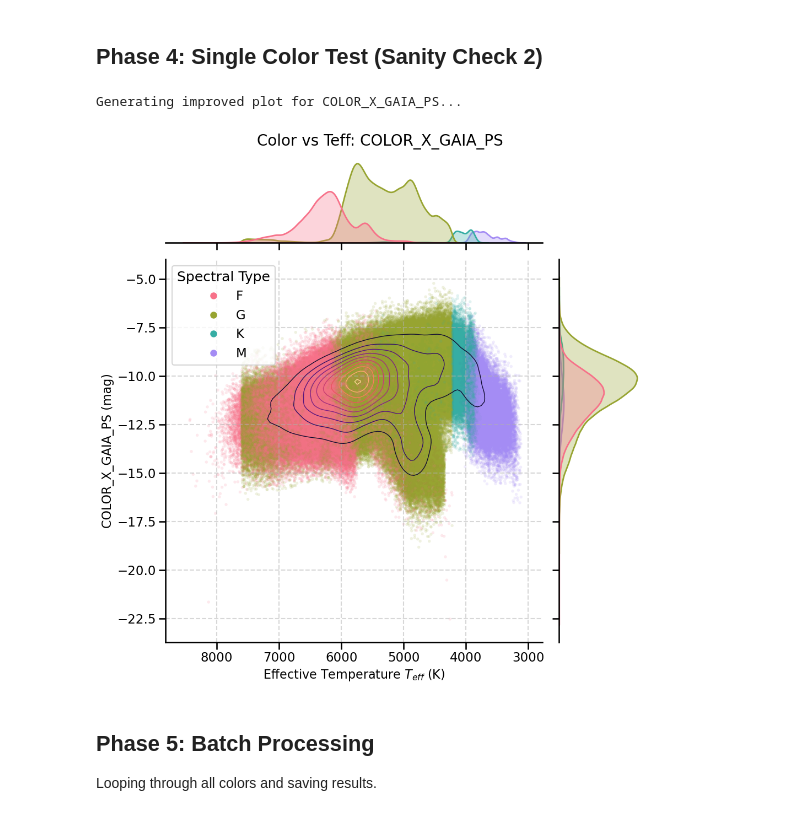
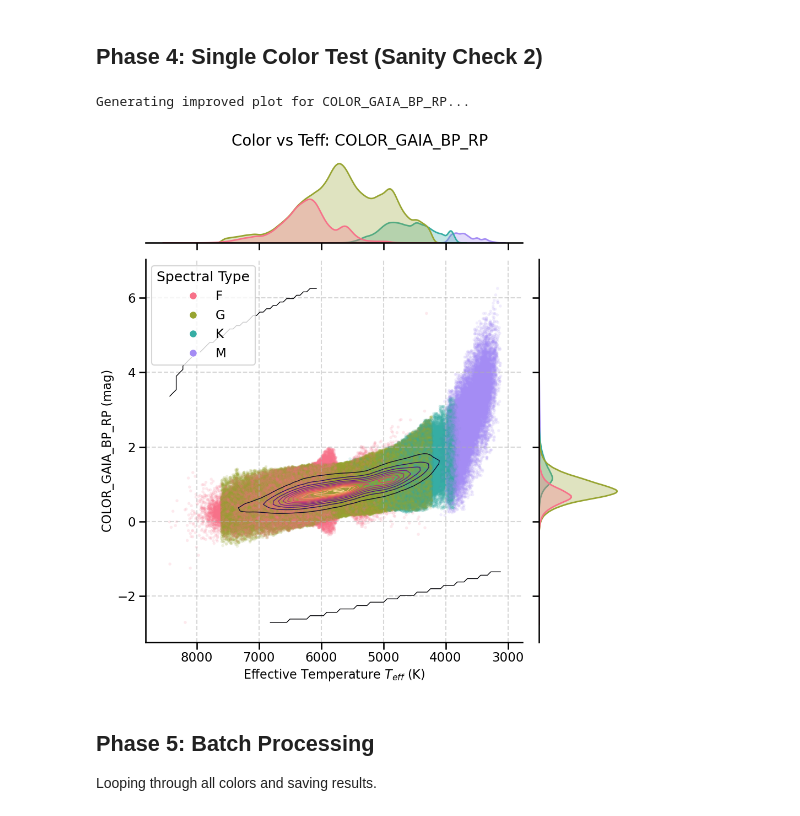
Before and after one commit to BrightonLiu-zZ/cool-dwarf_stellar_parameter_inference_from_survey_data, a Jupyter notebook: notebooks/consolidated_color_teff_analysis.ipynb, the cells around one changed output. Saved outputs shown, nothing was run; the diff lists cells and outputs as text; code cells hidden in the pictures.

Commit message:
refining contour plot pipeline

```diff
--- a/notebooks/consolidated_color_teff_analysis.ipynb
+++ b/notebooks/consolidated_color_teff_analysis.ipynb
@@ -346,31 +304,35 @@ def plot_color_vs_teff_improved(data, color_col, save_path=None, contour_levels=
 # %%
 # Settings for the plots
 GRANULARITY_KNOB = 12    # Increase for more detail (more lines), Decrease for smoother look
 CONTOUR_COLORMAP = 'magma' # Try: 'viridis', 'plasma', 'inferno', 'magma', 'cividis'
 
-# Loop through all colors and generate the new plots
-for color_name in color_combinations.keys():
-    if color_name in df.columns:
-        print(f"Generating improved plot for {color_name}...")
-        save_name = RESULTS_DIR / f"{color_name}_vs_Teff_improved.png"
+# Re-using the SELECTED_COLOR variable defined in an earlier cell.
+# If you want to change the color, update SELECTED_COLOR in the cell above (Phase 2).
 
-        # Clear memory before plotting
-        plt.close('all')
+if 'SELECTED_COLOR' in locals() and SELECTED_COLOR in df.columns:
+    print(f"Generating improved plot for {SELECTED_COLOR}...")
+    save_name = RESULTS_DIR / f"{SELECTED_COLOR}_vs_Teff_improved.png"
 
-        plot_color_vs_teff_improved(
-            df,
-            color_name,
-            save_path=save_name,
-            contour_levels=GRANULARITY_KNOB,
-            contour_cmap=CONTOUR_COLORMAP
-        )
+    # Clear memory before plotting
+    plt.close('all')
 
-        # Uncomment below if you want to see one example inline immediately
-        # plt.show()
-        # break
+    plot_color_vs_teff_improved(
+        df,
+        SELECTED_COLOR,
+        save_path=save_name,
+        contour_levels=GRANULARITY_KNOB,
+        contour_cmap=CONTOUR_COLORMAP
+    )
+
+    plt.show() # Display the plot inline
+else:
+    if 'SELECTED_COLOR' not in locals():
+        print(f"Error: SELECTED_COLOR is not defined. Please run the cell in Phase 2 first.")
+    else:
+        print(f"Error: The selected color '{SELECTED_COLOR}' was not found in the dataframe columns.")
 # %% [output]
-Generating improved plot for COLOR_X_GAIA_PS...
+Generating improved plot for COLOR_GAIA_BP_RP...
-[figure, old version]
+[figure, new version]
 # %% [markdown]
 ## Phase 5: Batch Processing
 
```
Also changed, not shown: parts of 5 cells of this notebook.
